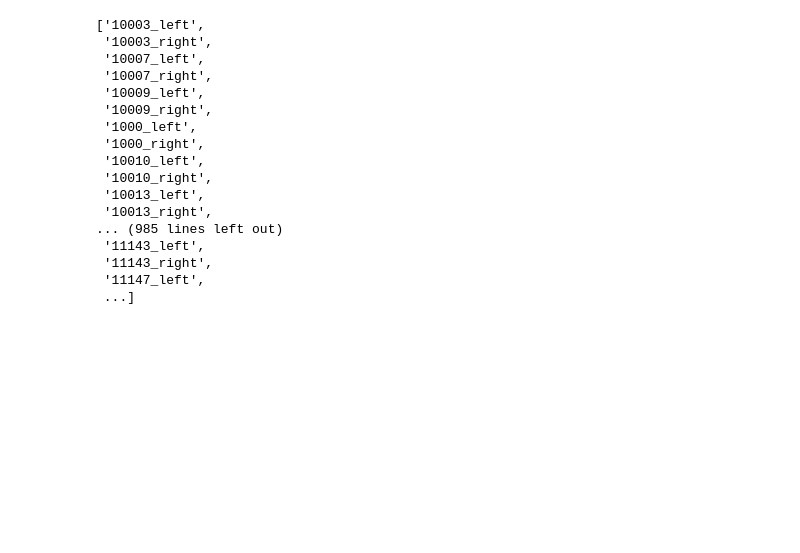
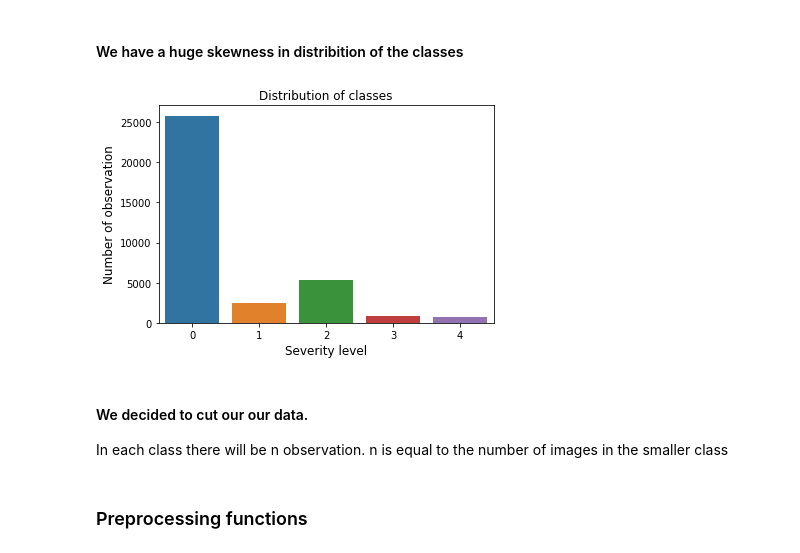
Before and after one commit to adrianhryn/retinopathy-classification, a Jupyter notebook: 1. preprocessing.ipynb, the cells around one changed output. Saved outputs shown, nothing was run; the diff lists cells and outputs as text; code cells hidden in the pictures; blank space fills up the shorter version.

```diff
--- a/1. preprocessing.ipynb
+++ b/1. preprocessing.ipynb
@@ -11,23 +11,17 @@ images_directory = "data/resized_train_cropped/resized_train_cropped"
 
 df_labels = pd.read_csv('data/trainLabels_cropped.csv')
 images_names = sorted(df_labels.image.values)
-df_labels.head()
-images_names
-# %% [output]
-['10003_left',
- '10003_right',
- '10007_left',
- '10007_right',
- '10009_left',
- '10009_right',
- '1000_left',
- '1000_right',
- '10010_left',
- '10010_right',
- '10013_left',
- '10013_right',
-... (985 lines left out)
- '11143_left',
- '11143_right',
- '11147_left',
- ...]
+# %% [markdown]
+#### We have a huge skewness in distribition of the classes
+# %%
+ys = df_labels.level.value_counts().values
+xs = df_labels.level.value_counts().index
+plt.rcParams["axes.labelsize"] = 12
+fig = sns.barplot(x=xs, y=ys)
+fig.set(xlabel='Severity level', ylabel='Number of observation', title="Distribution of classes")
+plt.show()
+# %% [output]
+[figure, added]
+# %% [markdown]
+#### We decided to cut our our data.
+In each class there will be n observation. n is equal to the number of images in the smaller class
@@ -34,3 +51,5 @@ images_names
+# %% [markdown]
+### Preprocessing functions
 # %%
 def show_image(img):
     img = cv2.cvtColor(img, cv2.COLOR_BGR2RGB)
```
Also changed, not shown: parts of 5 cells of this notebook, 2 other files.
